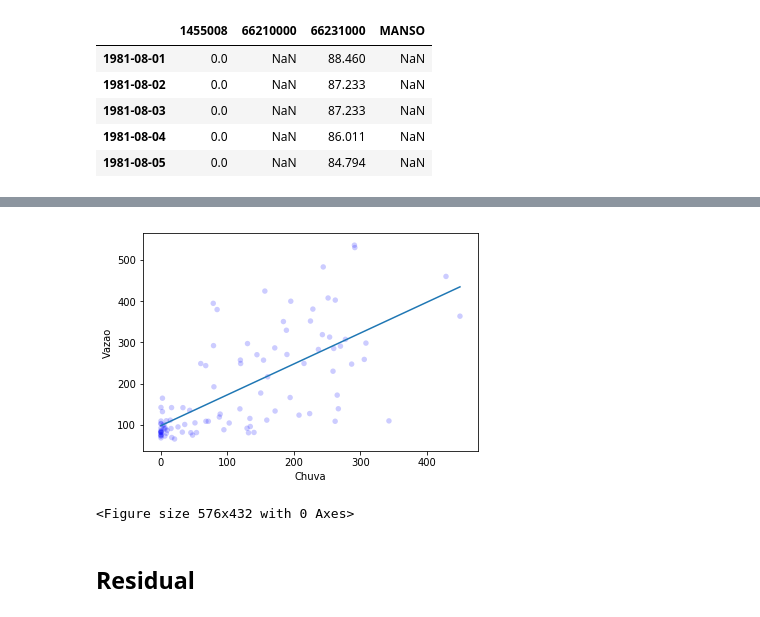
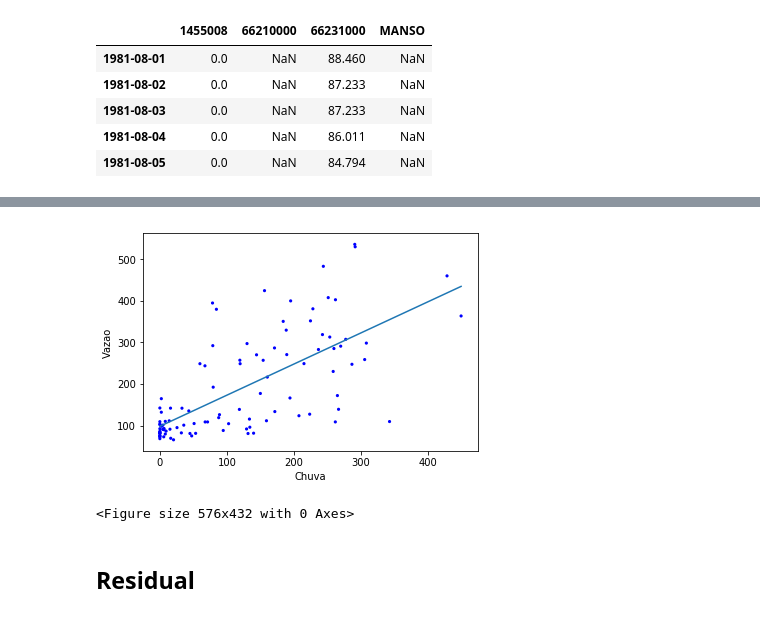
Before and after one commit to clebsonpy/ThinkStats2, a Jupyter notebook: code/Estatística/Cap10_Clebson.ipynb, the cells around one changed output, grey strips where cells are left out. Saved outputs shown, nothing was run; the diff lists cells and outputs as text; code cells hidden in the pictures.

```diff
--- a/code/Estatística/Cap10_Clebson.ipynb
+++ b/code/Estatística/Cap10_Clebson.ipynb
@@ -84,10 +85,10 @@ Slope:  0.7476
 # %%
 fit_xs, fit_ys = thinkstats2.FitLine(dados_chuva, inter, slope)
 plt.plot(fit_xs, fit_ys)
-thinkplot.Scatter(dados_chuva, dados_vazao)
+thinkplot.Scatter(dados_chuva, dados_vazao, alpha=1.0, s=10)
 thinkplot.Show(xlabel='Chuva', ylabel='Vazao', legend=False)
 # %% [output]
-[figure, old version]
+[figure, new version]
 <Figure size 576x432 with 0 Axes>
 # %% [markdown]
 ## Residual
```
Also changed, not shown: parts of 4 cells of this notebook, 3 other files.
